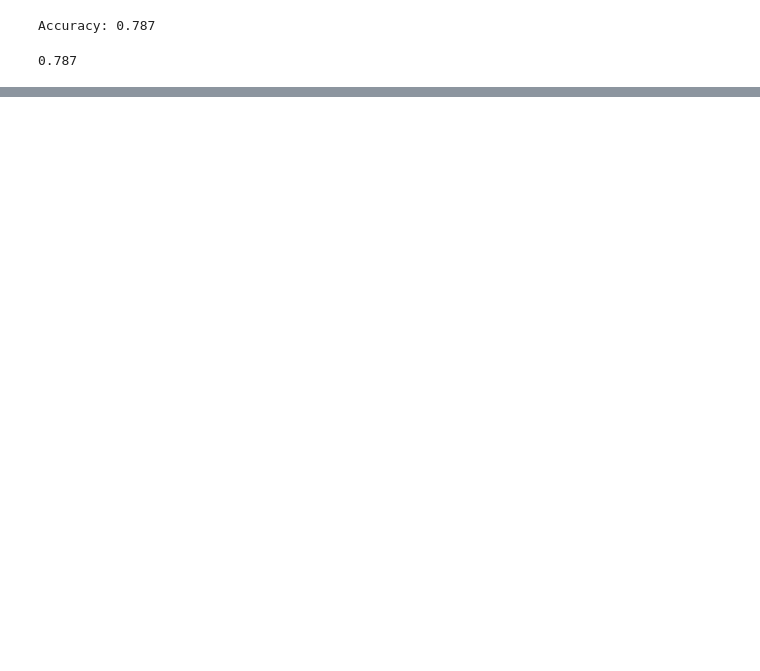
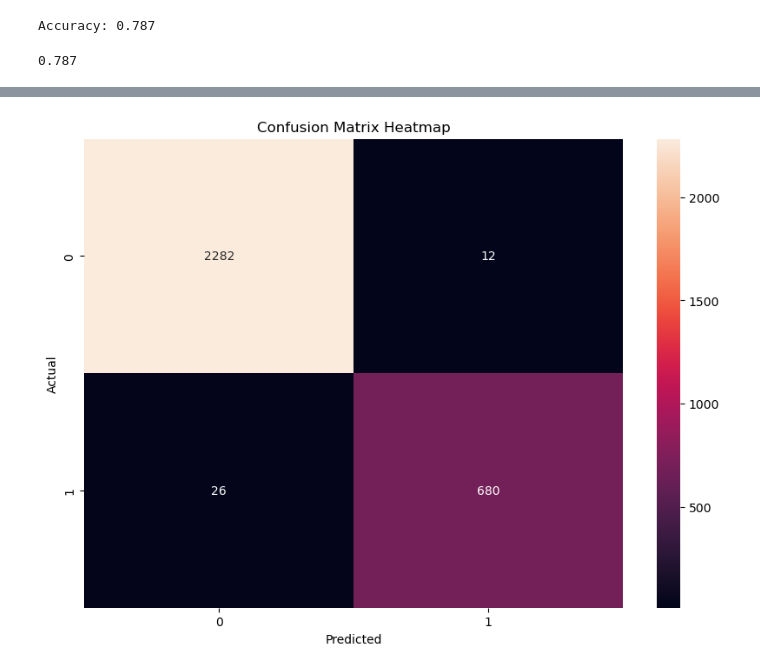
Before and after one commit to andy-12-08/deloitte_ds, a Jupyter notebook: notebook/test_2.ipynb, the cells around one changed output, grey strips where cells are left out. Drawn from its saved outputs; the diff is of its cells as text; code cells hidden in the pictures; blank space fills up the shorter version.

```diff
--- a/notebook/test_2.ipynb
+++ b/notebook/test_2.ipynb
@@ -282,0 +456,35 @@ model.score(X_test, y_test)
+# %%
+# Rebuild the pipeline with the best parameters
+best_model_name = best_params['model']['type']
+del best_params['model']['type']
+
+if best_model_name == 'RandomForestClassifier':
+    best_model = RandomForestClassifier(**best_params['model'])
+elif best_model_name == 'LogisticRegression':
+    best_model = LogisticRegression(**best_params['model'])
+elif best_model_name == 'XGBClassifier':
+    best_model = XGBClassifier(**best_params['model'])
+elif best_model_name == 'LGBMClassifier':
+    best_model = LGBMClassifier(**best_params['model'],verbosity=-1, force_row_wise=True)
+elif best_model_name == 'CatBoostClassifier':
+    best_model = CatBoostClassifier(**best_params['model'], verbose=False)
+elif best_model_name == 'GaussianNB':
+    best_model = GaussianNB()
+elif best_model_name == 'KNeighborsClassifier':
+    best_model = KNeighborsClassifier(**best_params['model'])
+elif best_model_name == 'DecisionTreeClassifier':
+    best_model = DecisionTreeClassifier(**best_params['model'])
+elif best_model_name == 'AdaBoostClassifier':
+    best_model = AdaBoostClassifier(**best_params['model'])
+elif best_model_name == 'GradientBoostingClassifier':
+    best_model = GradientBoostingClassifier(**best_params['model'])
+elif best_model_name == 'ExtraTreesClassifier':
+    best_model = ExtraTreesClassifier(**best_params['model'])
+
+
+# Create the pipeline with the best parameters
+best_model_pipeline = make_pipeline(
+    PolynomialFeatures(degree=best_params['polynomialfeatures_degree']),  # Use the best degree
+    SelectKBest(f_regression, k=best_params['selectkbest_k']),  # Use the best k features
+    best_model
+)
@@ -282,0 +583,5 @@ model.score(X_test, y_test)
+# %%
+y_pred = best_model_pipeline.predict(X_test)
+confusion_matrix_heatmap(y_test, y_pred)
+# %% [output]
+[figure, added]
```
Also changed, not shown: parts of 23 cells of this notebook, 4 other files.
